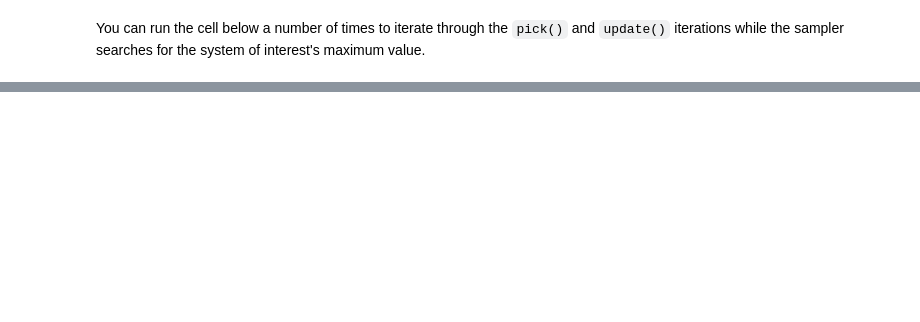
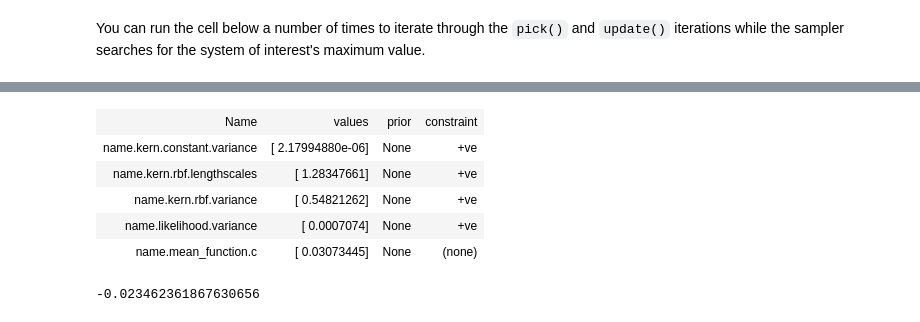
Before and after one commit to dtpc/dora, a Jupyter notebook: demos/dora_demo_gpflow.ipynb, the cells around one changed output, grey strips where cells are left out. Saved outputs shown, nothing was run; the diff lists cells and outputs as text; code cells hidden in the pictures; blank space fills up the shorter version.

```diff
--- a/demos/dora_demo_gpflow.ipynb
+++ b/demos/dora_demo_gpflow.ipynb
@@ -225,0 +221,13 @@ xq, uid = sampler.pick()
+# %%
+sampler.gpr.model
+# %% [output]
+| Name | values | prior | constraint |
+| name.kern.constant.variance | [ 2.17994880e-06] | None | +ve |
+| name.kern.rbf.lengthscales | [ 1.28347661] | None | +ve |
+| name.kern.rbf.variance | [ 0.54821262] | None | +ve |
+| name.likelihood.variance | [ 0.0007074] | None | +ve |
+| name.mean_function.c | [ 0.03073445] | None | (none) |
+# %%
+sampler.y().mean()
+# %% [output]
+-0.023462361867630656
```
Also changed, not shown: parts of 8 cells of this notebook, 9 other files.
